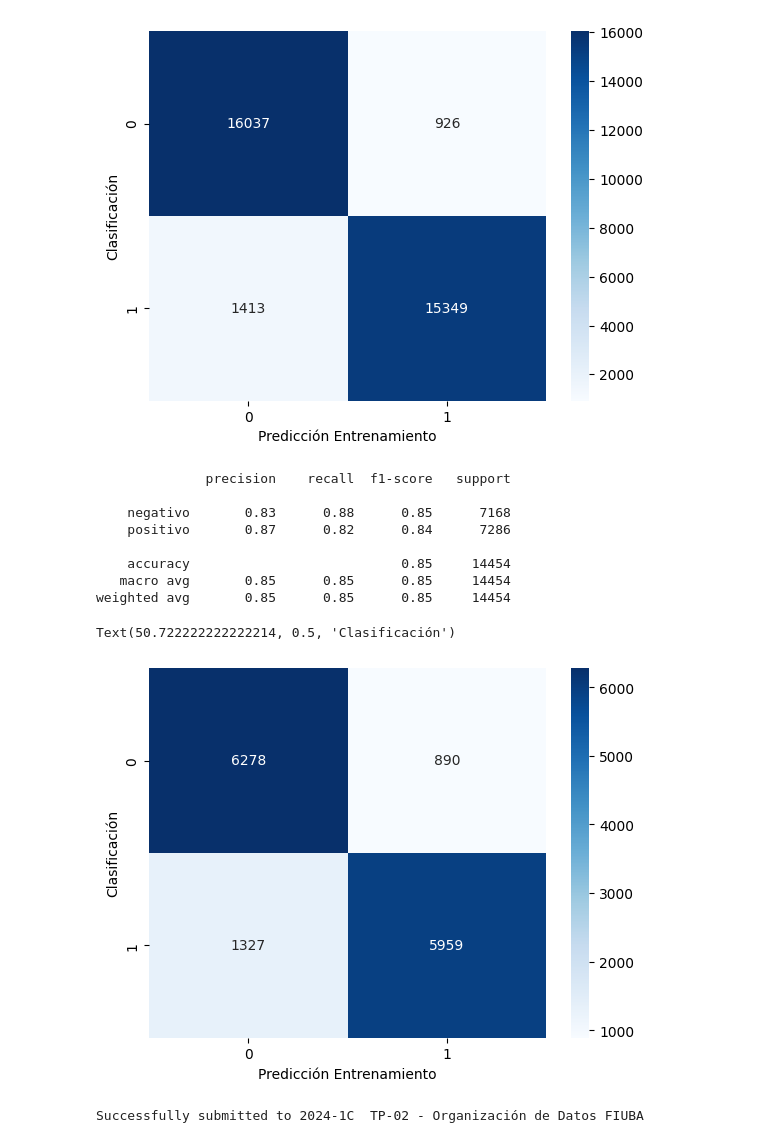
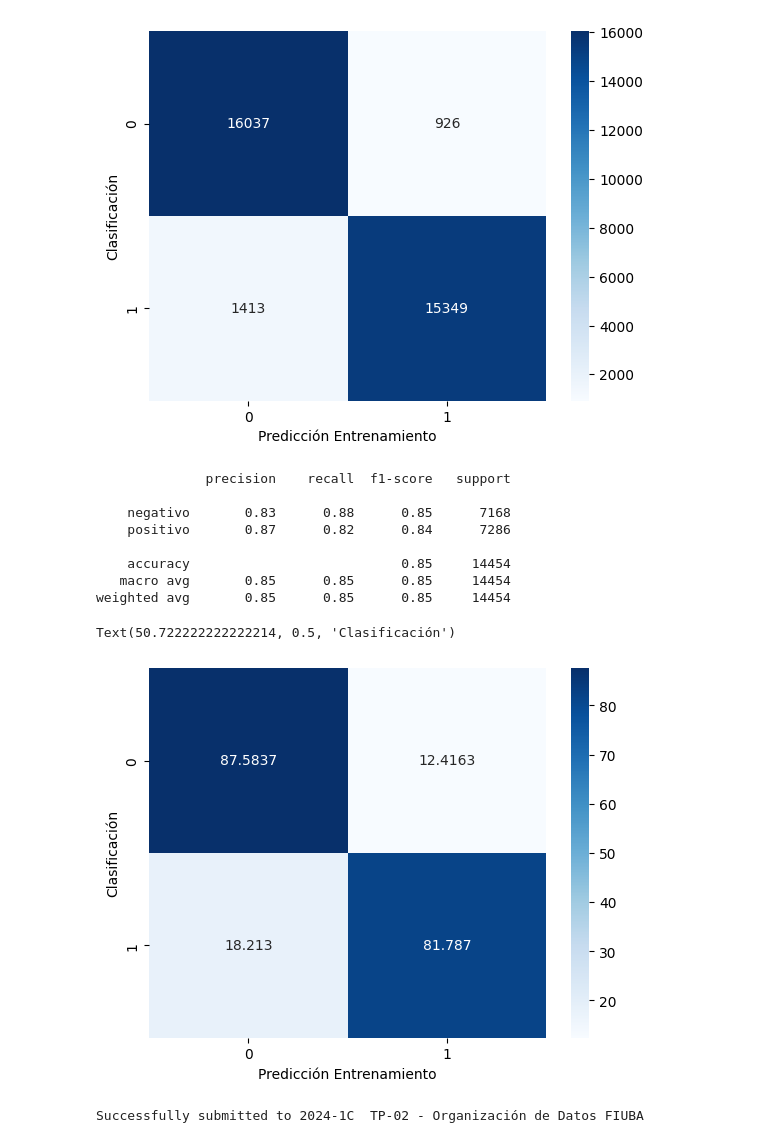
Before and after one commit to sttesta3/7506R-1C2024-GRUPO08, a Jupyter notebook: TP2_BayesNaive.ipynb, the cells around one changed output. Saved outputs shown, nothing was run; the diff lists cells and outputs as text; code cells hidden in the pictures.

```diff
--- a/TP2_BayesNaive.ipynb
+++ b/TP2_BayesNaive.ipynb
@@ -462,23 +461,23 @@ Text(50.722222222222214, 0.5, 'Clasificación')
 # %%
 # EVALUACION CONTRA TEST
 y_pred_test = modeloNB.predict(Xp_test.texto_codificado)
 print(classification_report(Yp_test,y_pred_test))
 
-cm = confusion_matrix(Yp_test,y_pred_test)
+cm = confusion_matrix(Yp_test,y_pred_test,normalize='true')*100
 sns.heatmap(cm, cmap='Blues',annot=True,fmt='g')
 plt.xlabel('Predicción Entrenamiento')
 plt.ylabel('Clasificación')
 # %% [output]
               precision    recall  f1-score   support
 
     negativo       0.83      0.88      0.85      7168
     positivo       0.87      0.82      0.84      7286
 
     accuracy                           0.85     14454
    macro avg       0.85      0.85      0.85     14454
 weighted avg       0.85      0.85      0.85     14454
 Text(50.722222222222214, 0.5, 'Clasificación')
-[figure, old version]
+[figure, new version]
 # %%
 ds_test = pd.read_csv("test.csv")
 ds_test['sentimiento'] = modeloNB.predict(ds_test.review_es)
```
Also changed, not shown: parts of 8 cells of this notebook.
